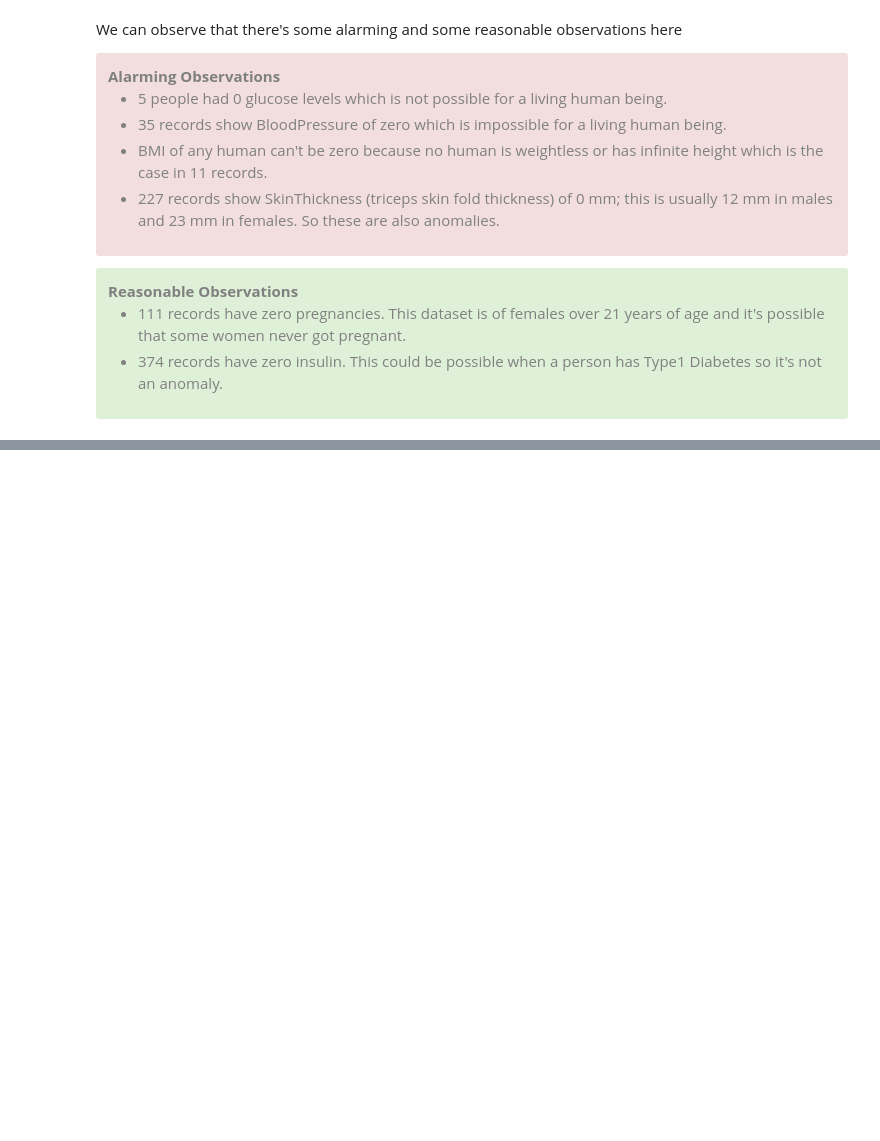
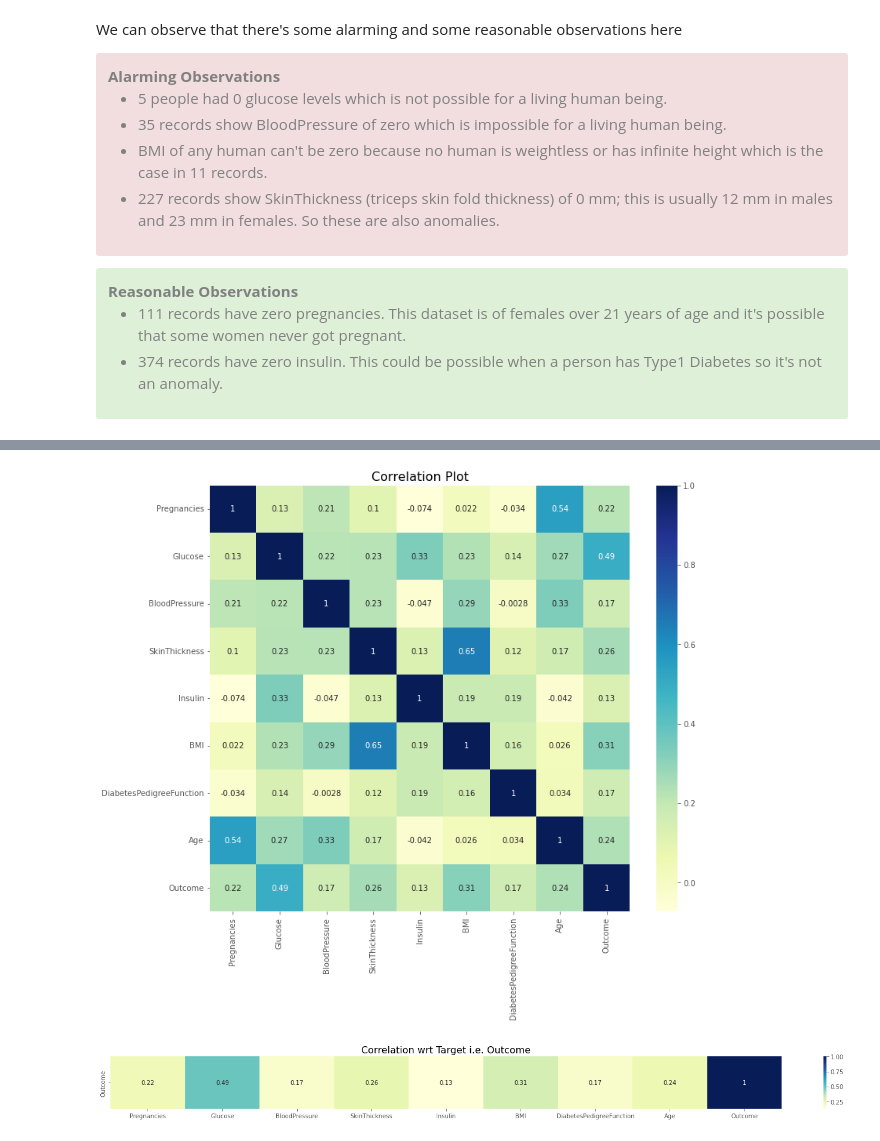
Before and after one commit to ElisonSherton/MTech_DSE_Sem2, a Jupyter notebook: ML/Assignment1/Group128_DiabetesDataset.ipynb, the cells around one changed output, grey strips where cells are left out. Drawn from its saved outputs; the diff is of its cells as text; code cells hidden in the pictures; blank space fills up the shorter version.

```diff
--- a/ML/Assignment1/Group128_DiabetesDataset.ipynb
+++ b/ML/Assignment1/Group128_DiabetesDataset.ipynb
@@ -175,0 +183,2 @@ df[df != 0].describe()
+# %%
+df[anomalous_columns] = df[anomalous_columns][df!=0]
@@ -175,0 +213,12 @@ df[df != 0].describe()
+# %%
+fig, ax = plt.subplots(1, 1, figsize = (12,10))
+display(df.corr())
+sns.heatmap(df.corr(), cmap = "YlGnBu", annot=True, ax = ax);
+ax.set_title("Correlation Plot", fontsize = 16);
+
+fig, ax = plt.subplots(1, 1, figsize = (20,2))
+sns.heatmap(df.corr()[["Outcome"]].T ,cmap = "YlGnBu", annot=True, ax = ax);
+ax.set_title("Correlation wrt Target i.e. Outcome", fontsize = 16);
+
+plt.tight_layout();
+# %% [output]
@@ -175,0 +235,2 @@ df[df != 0].describe()
+[figure, added]
+[figure, added]
```
Also changed, not shown: parts of 20 cells of this notebook.
